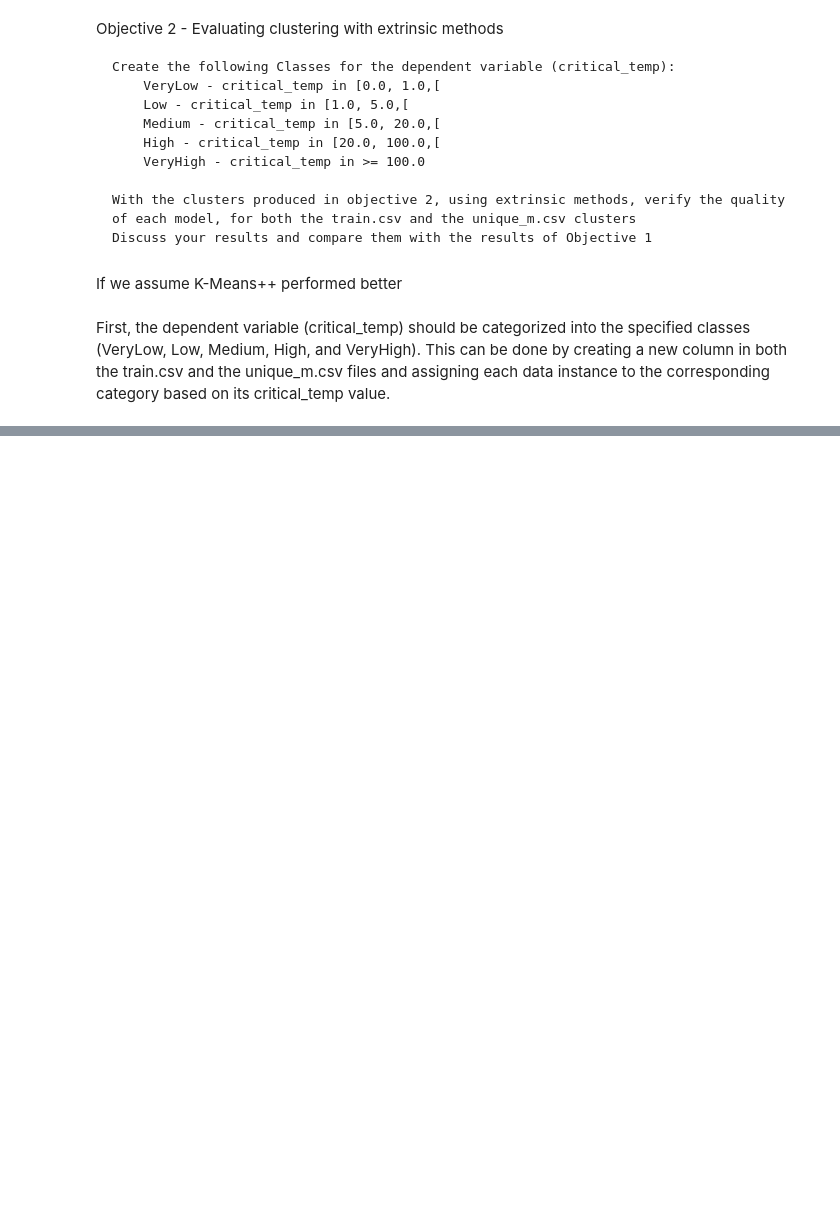
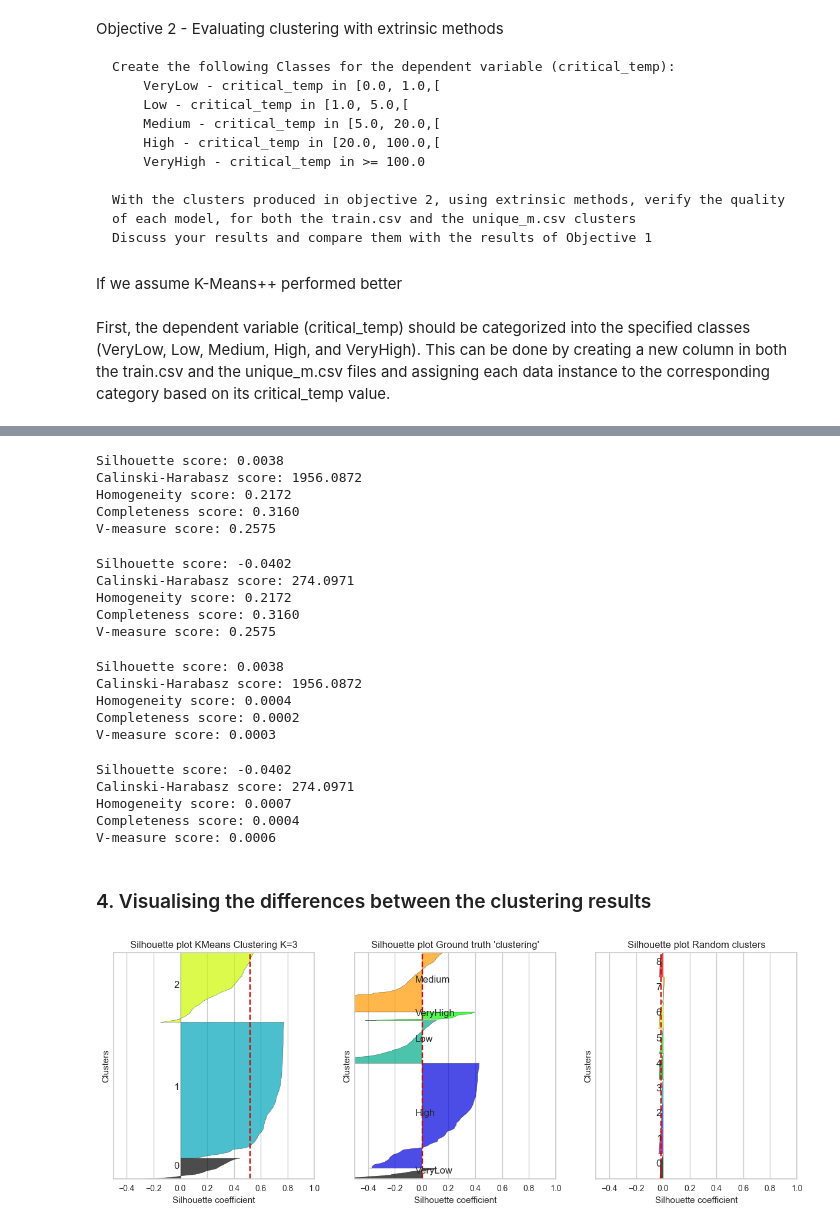
Before and after one commit to AntunesCSR/DM_Group_Project, a Jupyter notebook: HA3/HA3_CatiaV3.ipynb, the cells around one changed output, grey strips where cells are left out. Cells and saved outputs as stored; diff of their text form; code cells hidden in the pictures; blank space fills up the shorter version.

```diff
--- a/HA3/HA3_CatiaV3.ipynb
+++ b/HA3/HA3_CatiaV3.ipynb
@@ -488,0 +497,4 @@ unique_m_df.head()
+# %%
+# Loading the data to test quality of clustering algorithms
+df_t, X_t, y_t, feature_names_t, target_t = load_data(train_df_cat)
+df_u, X_u, y_u, feature_names_u, target_u = load_data(unique_m_df_cat)
@@ -488,0 +503,5 @@ unique_m_df.head()
+# %%
+# KMeans clustering for train_df (X_t)
+K=3
+kms_X_t = KMeans(n_clusters=K, n_init=10 ,random_state=0).fit(X_t)
+kms_X_t.labels_  ### TO REMOVE LATER (JUST FOR PERSONAL VISUALIZATION) ###
@@ -488,0 +510,5 @@ unique_m_df.head()
+# %%
+# KMeams clustering for unique_m_df (X_u)
+K=9
+kms_X_u = KMeans(n_clusters=K, n_init=10 ,random_state=0).fit(X_u)
+kms_X_u.labels_ ### TO REMOVE LATER (JUST FOR PERSONAL VISUALIZATION) ###
@@ -488,0 +538,58 @@ unique_m_df.head()
+# %%
+# Evaluating clustering results for train_df (X_t) - kms_X_t.labels_
+
+print_clustering_results(X_t, kms_X_t.labels_ , y_t)
+# %% [output]
+Silhouette score: 0.0038
+Calinski-Harabasz score: 1956.0872
+Homogeneity score: 0.2172
+Completeness score: 0.3160
+V-measure score: 0.2575
+# %%
+# Evaluating clustering results for unique_m_df (X_u) - kms_X_u.labels_
+# Call the function to print the clustering results
+print_clustering_results(X_u, kms_X_t.labels_, y_u)
+# %% [output]
+Silhouette score: -0.0402
+Calinski-Harabasz score: 274.0971
+Homogeneity score: 0.2172
+Completeness score: 0.3160
+V-measure score: 0.2575
+# %%
+# Evaluating clustering results for unique_m_df (X_t) with the random model (random clustering)
+
+N=len(X_t)
+rand_clust_t = np.random.randint(K, size=N)
+
+print_clustering_results(X_t, rand_clust_t, y_t)
+# %% [output]
+Silhouette score: 0.0038
+Calinski-Harabasz score: 1956.0872
+Homogeneity score: 0.0004
+Completeness score: 0.0002
+V-measure score: 0.0003
+# %%
+# Evaluating clustering results for unique_m_df (X_u) with the random model (random clustering)
+
+N=len(X_u)
+rand_clust_u = np.random.randint(K, size=N)
+
+print_clustering_results(X_u, rand_clust_u, y_u)
+# %% [output]
+Silhouette score: -0.0402
+Calinski-Harabasz score: 274.0971
+Homogeneity score: 0.0007
+Completeness score: 0.0004
+V-measure score: 0.0006
+# %% [markdown]
+### 4. Visualising the differences between the clustering results
+# %%
+# Silhouette plots for train_df (X_t)
+
+fig = plt.figure(figsize=(15, 5))
+ax1 = drawSilhouette(X_t, kms_X_t.labels_, header="KMeans Clustering K=3", pos=131)
+ax2 = drawSilhouette(X_t, y_t, header="Ground truth 'clustering'", pos=132)
+ax3 = drawSilhouette(X_t, rand_clust_t, header="Random clusters", pos=133)
+plt.show()
+# %% [output]
+[figure, added]
```
Also changed, not shown: parts of 25 cells of this notebook.
